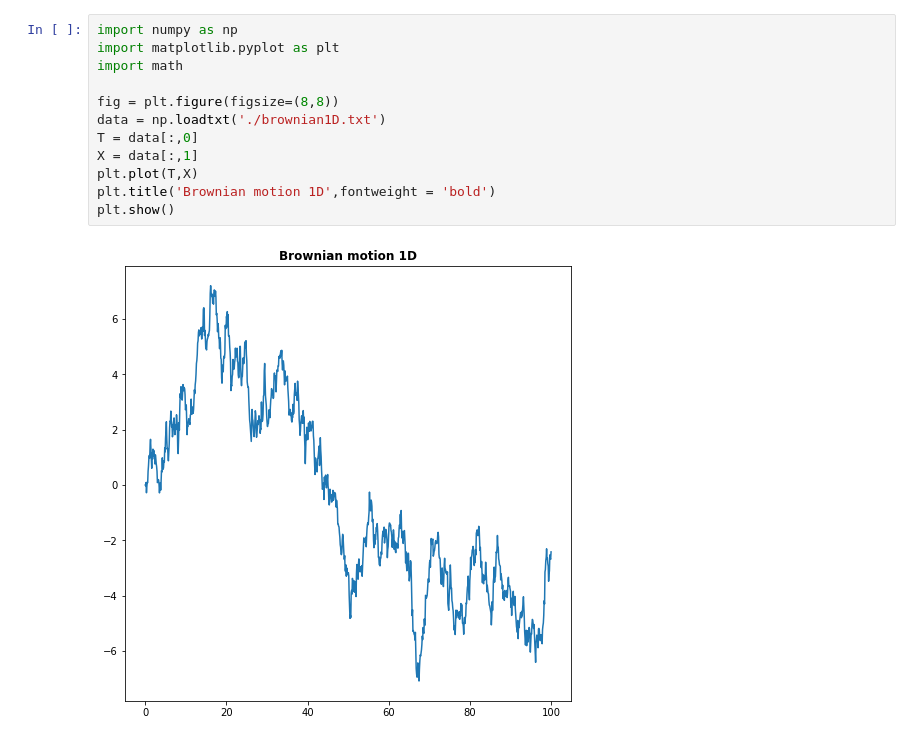
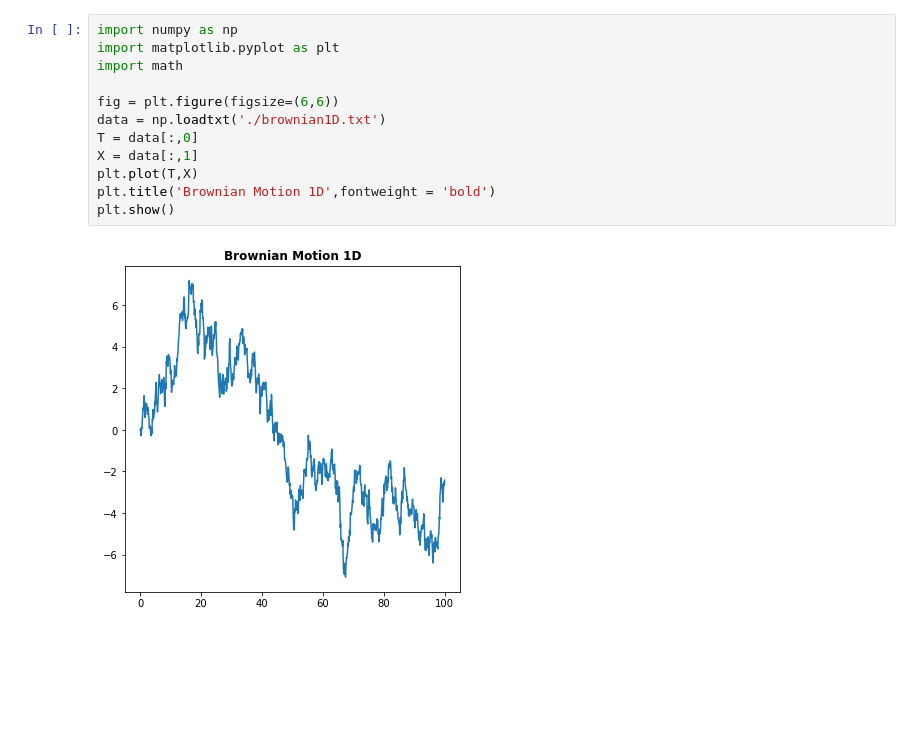
Before and after one commit to glenroger19/Brownian-Motion, a Jupyter notebook: Simulation/brownian1D.ipynb, the cells around one changed output. Cells and saved outputs as stored; diff of their text form; blank space fills up the shorter version.

```diff
--- a/Simulation/brownian1D.ipynb
+++ b/Simulation/brownian1D.ipynb
@@ -1,14 +1,14 @@
 # %%
 import numpy as np
 import matplotlib.pyplot as plt
 import math
 
-fig = plt.figure(figsize=(8,8))
+fig = plt.figure(figsize=(6,6))
 data = np.loadtxt('./brownian1D.txt')
 T = data[:,0]
 X = data[:,1]
 plt.plot(T,X)
-plt.title('Brownian motion 1D',fontweight = 'bold')
+plt.title('Brownian Motion 1D',fontweight = 'bold')
 plt.show()
 # %% [output]
-[figure, old version]
+[figure, new version]
```
Also changed, not shown: 3 other files.
